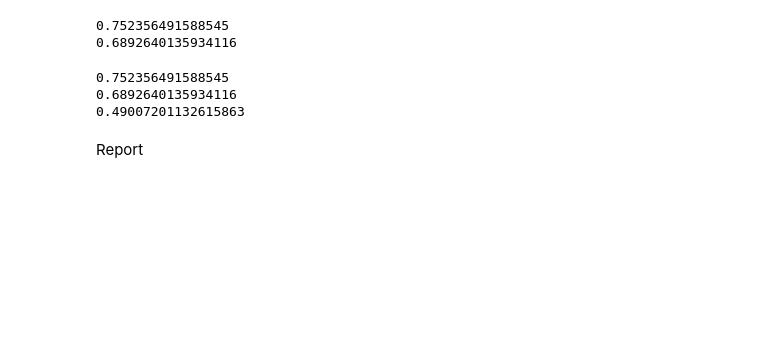
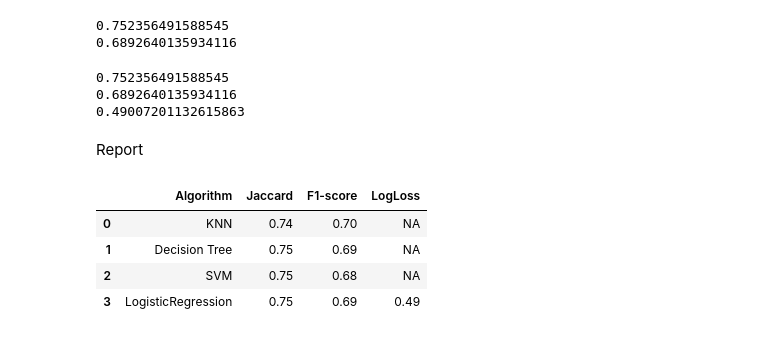
Before and after one commit to hrichards6/Coursera_Capstone, a Jupyter notebook: Data Science Capstone Project Notebook.ipynb, the cells around one changed output. Cells and saved outputs as stored; diff of their text form; code cells hidden in the pictures; blank space fills up the shorter version.

```diff
--- a/Data Science Capstone Project Notebook.ipynb
+++ b/Data Science Capstone Project Notebook.ipynb
@@ -757,8 +757,14 @@ Report
 # %%
 #scores have been rounded to 2 decimal places
 data = {'Algorithm': ['KNN','Decision Tree','SVM','LogisticRegression'],
-        'Jaccard': ['0.75', '0.75', '0.75', '0.75'],
-        'F1-score':['0.69','0.', '0.68', '0.69'] ,
+        'Jaccard': ['0.74', '0.75', '0.75', '0.75'],
+        'F1-score':['0.70','0.69', '0.68', '0.69'] ,
         'LogLoss': ['NA','NA','NA','0.49']}
 Evaluation_Report = pd.DataFrame(data = data )
 Evaluation_Report
+# %% [output]
+|  | Algorithm | Jaccard | F1-score | LogLoss |
+| 0 | KNN | 0.74 | 0.70 | NA |
+| 1 | Decision Tree | 0.75 | 0.69 | NA |
+| 2 | SVM | 0.75 | 0.68 | NA |
+| 3 | LogisticRegression | 0.75 | 0.69 | 0.49 |
```
Also changed, not shown: parts of 3 cells of this notebook.
